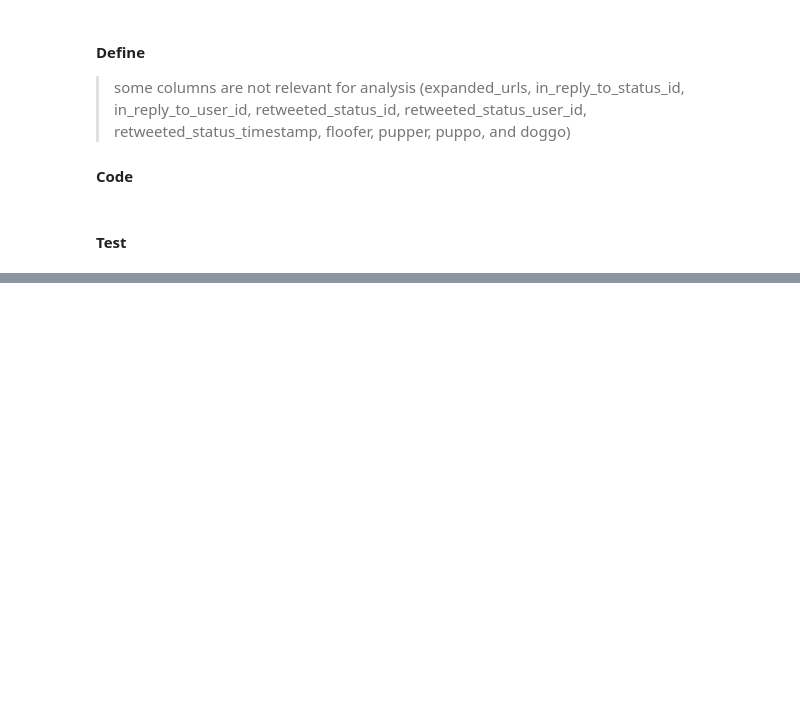
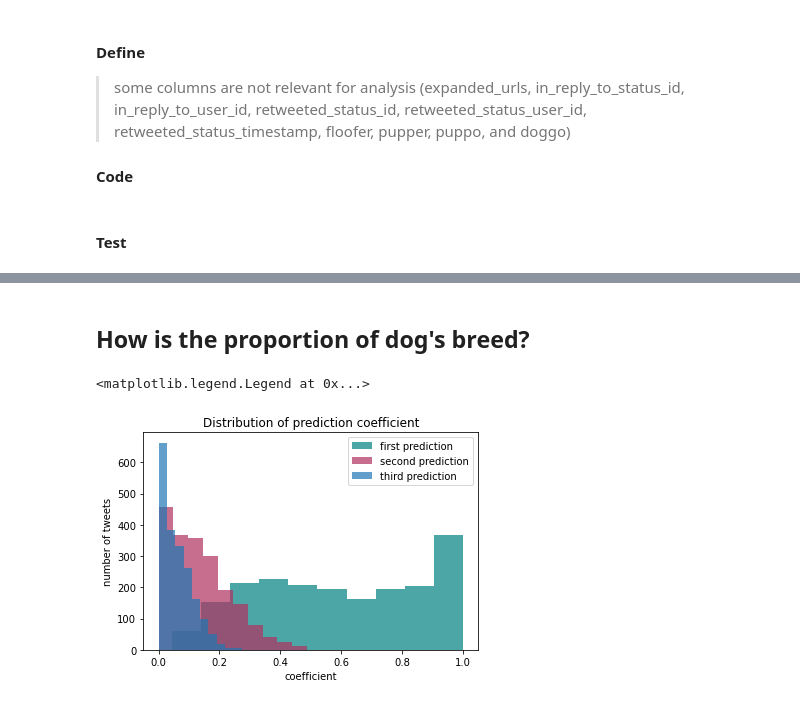
Before and after one commit to primalusiana/twitter-data-wrangling, a Jupyter notebook: wrangle_act.ipynb, the cells around one changed output, grey strips where cells are left out. Saved outputs shown, nothing was run; the diff lists cells and outputs as text; code cells hidden in the pictures; blank space fills up the shorter version.

```diff
--- a/wrangle_act.ipynb
+++ b/wrangle_act.ipynb
@@ -681,6 +684,10 @@ df_cln[['tweet_id','text','timestamp','img_num']]
 df_cln['timestamp'] = pd.to_datetime(df_cln['timestamp'])
 # %%
 df_cln['img_num'] = df_cln['img_num'].astype('int')
+# %%
+df_cln['is_first_pred_dog'] = df_cln['is_first_pred_dog'].apply(lambda x: 1 if x == True else 0)
+df_cln['is_second_pred_dog'] = df_cln['is_second_pred_dog'].apply(lambda x: 1 if x == True else 0)
+df_cln['is_third_pred_dog'] = df_cln['is_third_pred_dog'].apply(lambda x: 1 if x == True else 0)
 # %% [markdown]
 #### Test
 # %%
@@ -877,4 +890,4 @@ df_cln[df_cln['dog_name'] == 'None']['dog_name']
 Name: dog_name, Length: 544, dtype: object
 # %%
 # convert None into null
-df_cln['dog_name'] = df_cln.dog_name.str.replace('None','', regex=False)
+df_cln['dog_name'].replace('None',np.nan, regex=False, inplace=True)
@@ -939,0 +967,14 @@ df_cln.to_csv('twitter_archive_master.csv')
+# %% [markdown]
+## How is the proportion of dog's breed?
+# %%
+plt.hist(df_cln['first_pred_conf'], label='first prediction', alpha=0.7, color='#008080')
+plt.hist(df_cln['second_pred_conf'], label = 'second prediction', alpha=0.7, color='#B03060')
+plt.hist(df_cln['third_pred_conf'], label = 'third prediction', alpha=0.7)
+
+plt.title('Distribution of prediction coefficient')
+plt.ylabel('number of tweets')
+plt.xlabel('coefficient')
+plt.legend()
+# %% [output]
+<matplotlib.legend.Legend at 0x...>
+[figure, added]
```
Also changed, not shown: parts of 37 cells of this notebook, 1 other file.
